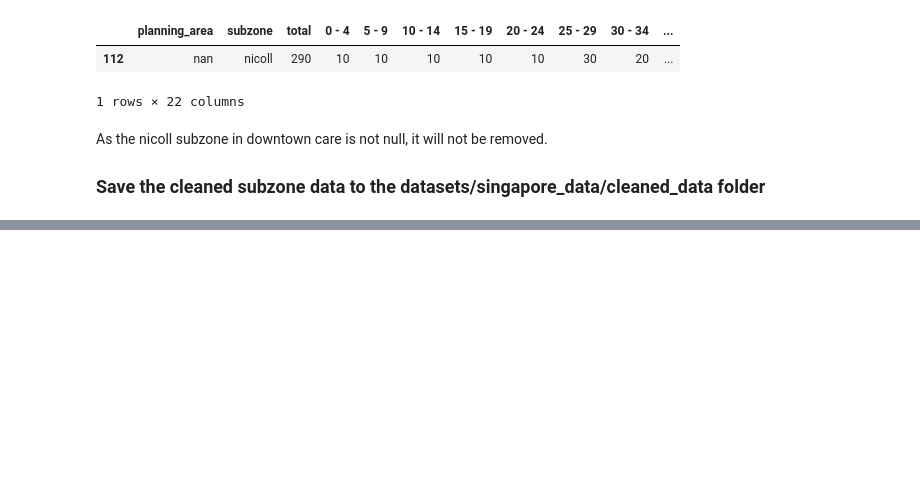
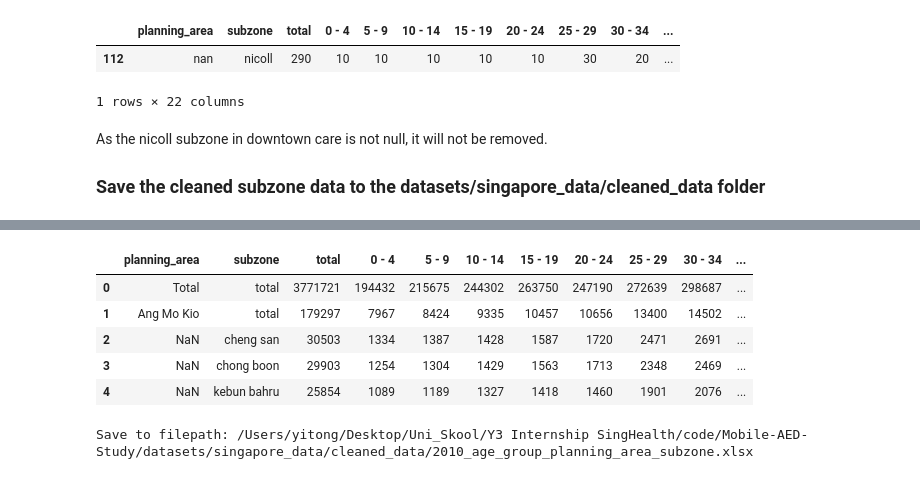
Before and after one commit to axellee1994/AED-OHCA, a Jupyter notebook: src/scripts/onemap_singstat_data/changes_in_population.ipynb, the cells around one changed output, grey strips where cells are left out. Cells and saved outputs as stored; diff of their text form; code cells hidden in the pictures; blank space fills up the shorter version.

```diff
--- a/src/scripts/onemap_singstat_data/changes_in_population.ipynb
+++ b/src/scripts/onemap_singstat_data/changes_in_population.ipynb
@@ -23,6 +23,8 @@ print(SRC_DIRECTORY)
 BASE_DATASET_PATH = Path(SRC_DIRECTORY).parents[0]
 BASE_DATASET_PATH = BASE_DATASET_PATH / "datasets"
 print(BASE_DATASET_PATH)
+
+MISSING_VALUES = ["nan", "-", "NaN", 'N/A', 'NA', "na"]
 # %% [output]
 /Users/yitong/Desktop/Uni_Skool/Y3 Internship SingHealth/code/Mobile-AED-Study/src
 /Users/yitong/Desktop/Uni_Skool/Y3 Internship SingHealth/code/Mobile-AED-Study/datasets
@@ -369,0 +537,13 @@ population_by_subzone_2015.to_csv(population_2015_filepath, index = False)
+# %%
+population_2010_filepath = Path(BASE_DATASET_PATH / "singapore_data/singstat/2010_age_group_subzone_shorten.xlsx")
+
+population_subzone_2010 = pd.read_excel(population_2010_filepath, sheet_name = "subzone")
+population_by_subzone_2010 = clean_subzone_column(population_subzone_2010, "subzone")
+
+mask_to_remove = population_by_subzone_2015['subzone'].str.contains('total', na=False)
+population_by_subzone_2015 = population_by_subzone_2015[~mask_to_remove].copy()
+
+subzone_list_2010 = population_by_subzone_2010["subzone"].tolist()
+subzone_list_2015 = population_by_subzone_2015["subzone"].tolist()
+print(len(subzone_list_2010))
+print(subzone_list_2010)
@@ -369,0 +573,23 @@ population_by_subzone_2015.to_csv(population_2015_filepath, index = False)
+# %%
+# Handle String Representations: Replace all strings that look like missing values
+population_subzone_2010["subzone"] = (population_subzone_2010["subzone"]
+                                      .replace(MISSING_VALUES, "total", regex = True)
+                                      )
+# Handle True Missing Values (np.nan): Replace the standard float np.nan/None
+population_subzone_2010['subzone'] = population_subzone_2010['subzone'].fillna('total')
+population_subzone_2010.head()
+# %% [output]
+|  | planning_area | subzone | total | 0 - 4 | 5 - 9 | 10 - 14 | 15 - 19 | 20 - 24 | 25 - 29 | 30 - 34 | ... |
+| 0 | Total | total | 3771721 | 194432 | 215675 | 244302 | 263750 | 247190 | 272639 | 298687 | ... |
+| 1 | Ang Mo Kio | total | 179297 | 7967 | 8424 | 9335 | 10457 | 10656 | 13400 | 14502 | ... |
+| 2 | NaN | cheng san | 30503 | 1334 | 1387 | 1428 | 1587 | 1720 | 2471 | 2691 | ... |
+| 3 | NaN | chong boon | 29903 | 1254 | 1304 | 1429 | 1563 | 1713 | 2348 | 2469 | ... |
+| 4 | NaN | kebun bahru | 25854 | 1089 | 1189 | 1327 | 1418 | 1460 | 1901 | 2076 | ... |
+# %%
+# lower the planning area names
+population_subzone_2010["planning_area"] = population_subzone_2010["planning_area"].str.strip().str.lower()
+
+population_2010_filepath = Path(BASE_DATASET_PATH / "singapore_data/cleaned_data/2010_age_group_planning_area_subzone.xlsx")
+save_to_excel_with_multiple_sheets(population_subzone_2010, population_2010_filepath, "subzone")
+# %% [output]
+Save to filepath: /Users/yitong/Desktop/Uni_Skool/Y3 Internship SingHealth/code/Mobile-AED-Study/datasets/singapore_data/cleaned_data/2010_age_group_planning_area_subzone.xlsx
```
Also changed, not shown: parts of 27 cells of this notebook, 11 other files.
